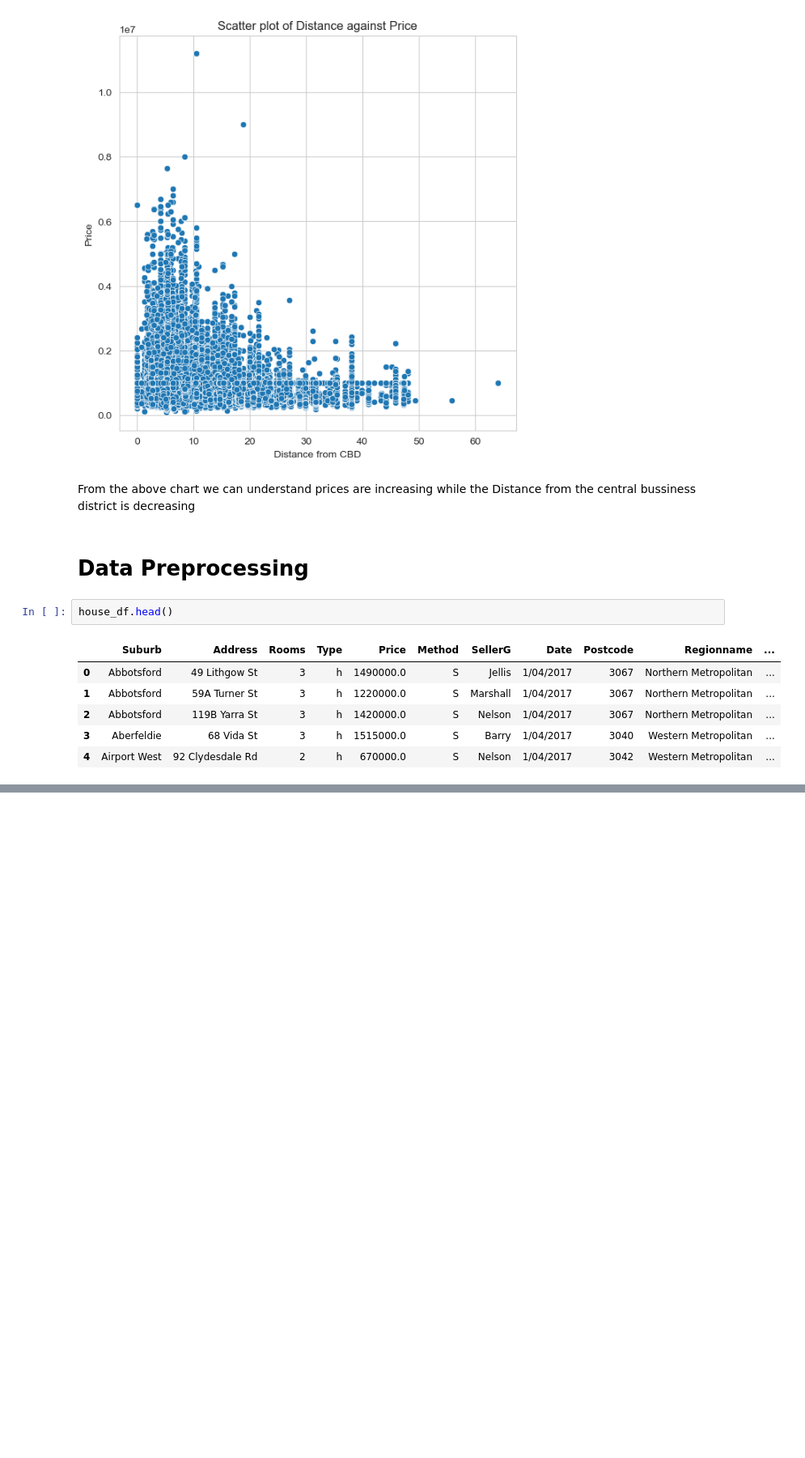
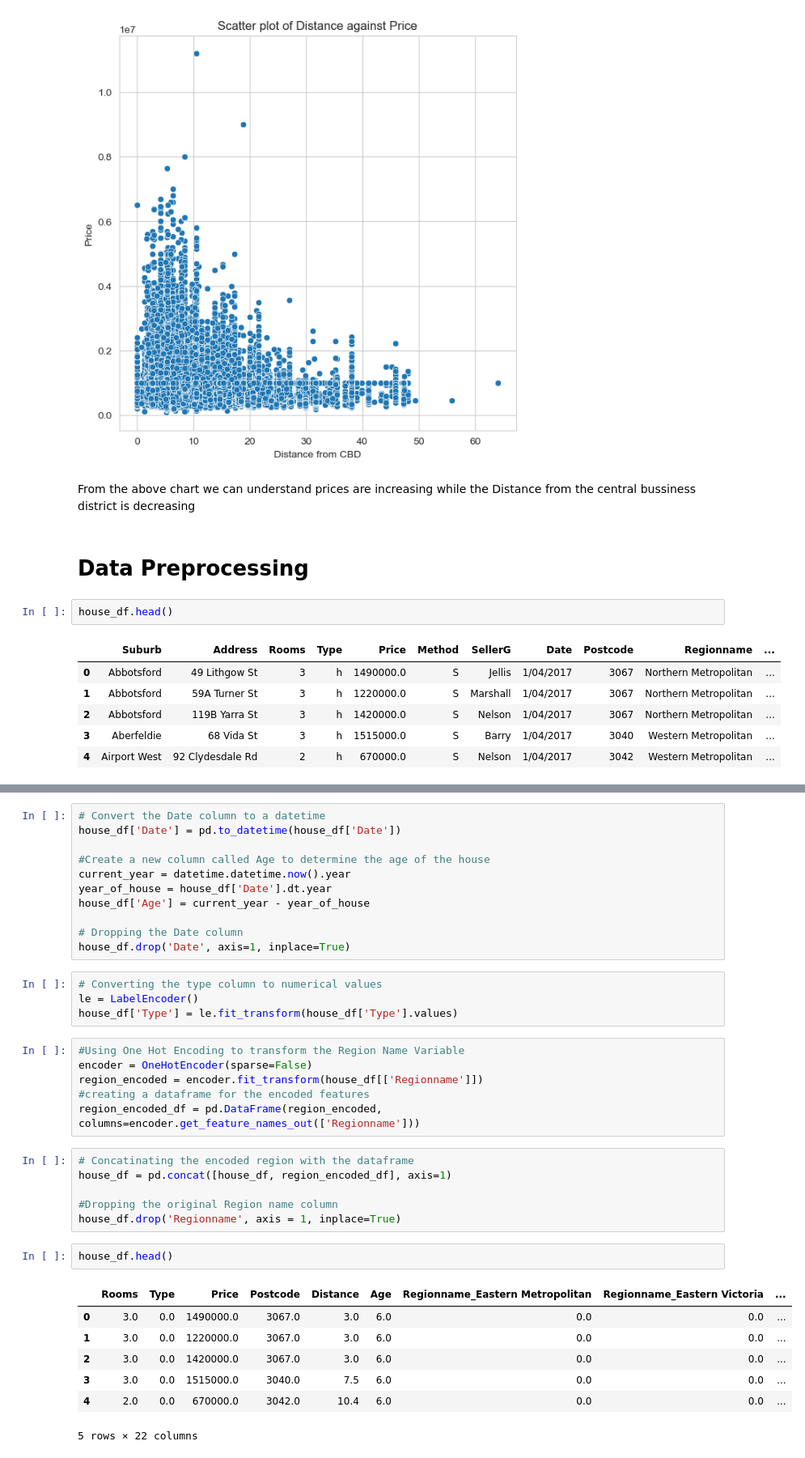
Before and after one commit to Subash0812/House_price_prediction-, a Jupyter notebook: house_price_pred.ipynb, the cells around one changed output, grey strips where cells are left out. Shown: that part at 81% size. Cells and saved outputs as stored; diff of their text form; blank space fills up the shorter version.

Commit message:
Data preprocessing for the model

```diff
--- a/house_price_pred.ipynb
+++ b/house_price_pred.ipynb
@@ -222,0 +225,37 @@ house_df.head()
+# %%
+# Convert the Date column to a datetime
+house_df['Date'] = pd.to_datetime(house_df['Date'])
+
+#Create a new column called Age to determine the age of the house
+current_year = datetime.datetime.now().year
+year_of_house = house_df['Date'].dt.year
+house_df['Age'] = current_year - year_of_house
+
+# Dropping the Date column
+house_df.drop('Date', axis=1, inplace=True)
+# %%
+# Converting the type column to numerical values
+le = LabelEncoder()
+house_df['Type'] = le.fit_transform(house_df['Type'].values)
+# %%
+#Using One Hot Encoding to transform the Region Name Variable
+encoder = OneHotEncoder(sparse=False)
+region_encoded = encoder.fit_transform(house_df[['Regionname']])
+#creating a dataframe for the encoded features
+region_encoded_df = pd.DataFrame(region_encoded, columns=encoder.get_feature_names_out(['Regionname']))
+# %%
+# Concatinating the encoded region with the dataframe
+house_df = pd.concat([house_df, region_encoded_df], axis=1)
+
+#Dropping the original Region name column
+house_df.drop('Regionname', axis = 1, inplace=True)
+# %%
+house_df.head()
+# %% [output]
+|  | Rooms | Type | Price | Postcode | Distance | Age | Regionname_Eastern Metropolitan | Regionname_Eastern Victoria | ... |
+| 0 | 3.0 | 0.0 | 1490000.0 | 3067.0 | 3.0 | 6.0 | 0.0 | 0.0 | ... |
+| 1 | 3.0 | 0.0 | 1220000.0 | 3067.0 | 3.0 | 6.0 | 0.0 | 0.0 | ... |
+| 2 | 3.0 | 0.0 | 1420000.0 | 3067.0 | 3.0 | 6.0 | 0.0 | 0.0 | ... |
+| 3 | 3.0 | 0.0 | 1515000.0 | 3040.0 | 7.5 | 6.0 | 0.0 | 0.0 | ... |
+| 4 | 2.0 | 0.0 | 670000.0 | 3042.0 | 10.4 | 6.0 | 0.0 | 0.0 | ... |
+5 rows × 22 columns
```
Also changed, not shown: parts of 2 cells of this notebook.
